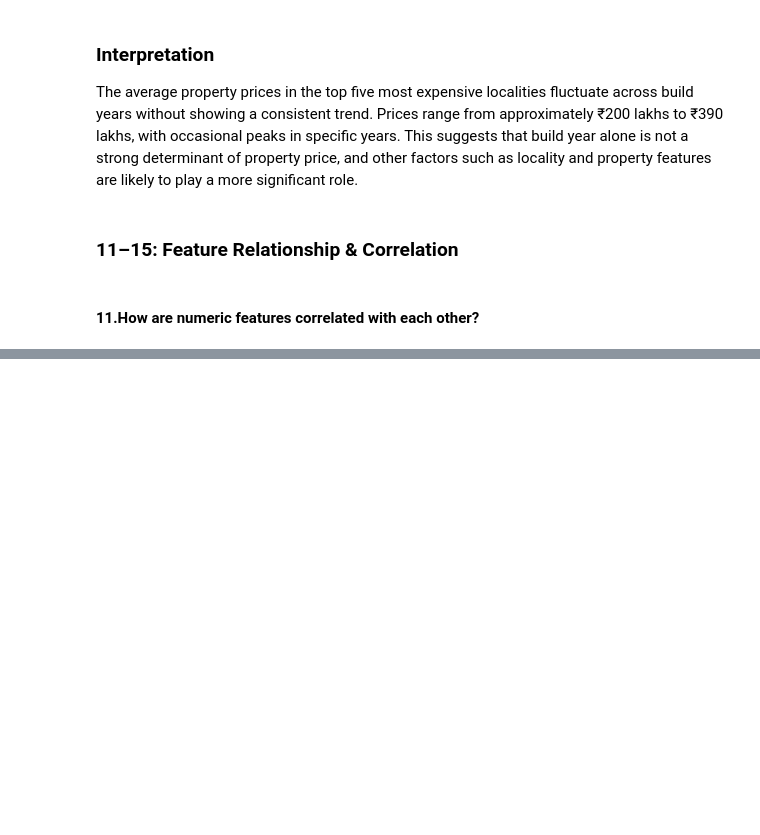
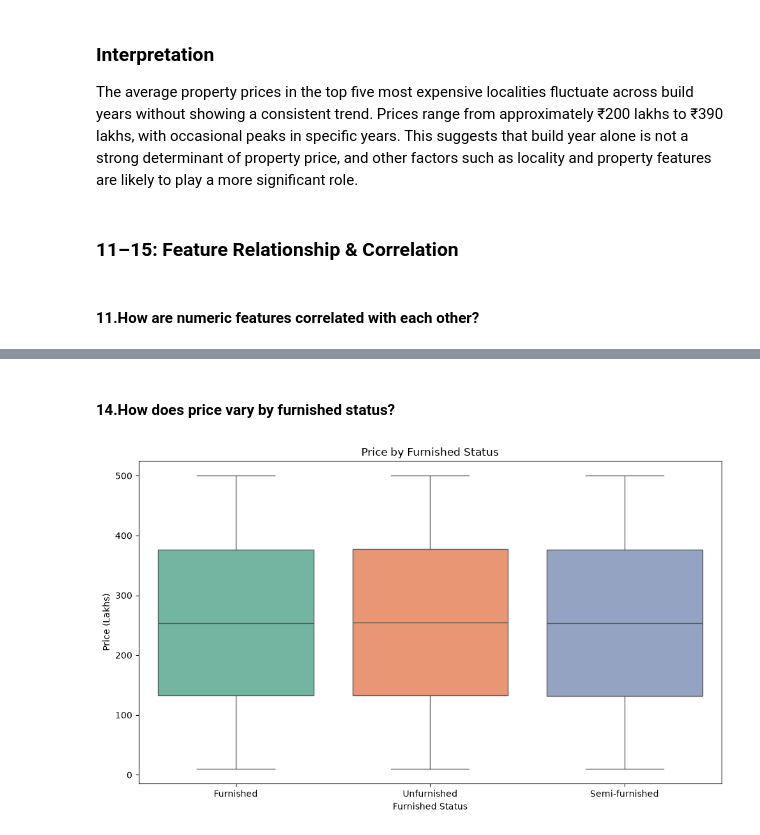
Before and after one commit to mukundnaramesh2605/Real-Estate-Investment-Advisor---Predicting-Property-Profitability-Future-Value, a Jupyter notebook: EDA.ipynb, the cells around one changed output, grey strips where cells are left out. Saved outputs shown, nothing was run; the diff lists cells and outputs as text; code cells hidden in the pictures; blank space fills up the shorter version.

```diff
--- a/EDA.ipynb
+++ b/EDA.ipynb
@@ -421,0 +484,19 @@ The average property prices in the top five most expensive localities fluctuate
+# %% [markdown]
+#### 14.How does price vary by furnished status?
+# %%
+plt.figure(figsize=(10, 6))
+sns.boxplot(
+    data=housing_df,
+    x='Furnished_Status',
+    y='Price_in_Lakhs',
+    hue='Furnished_Status',
+    palette='Set2',
+    legend=False
+)
+plt.title('Price by Furnished Status')
+plt.xlabel('Furnished Status')
+plt.ylabel('Price (Lakhs)')
+plt.tight_layout()
+plt.show()
+# %% [output]
+[figure, added]
```
Also changed, not shown: parts of 20 cells of this notebook, 1 other file.
